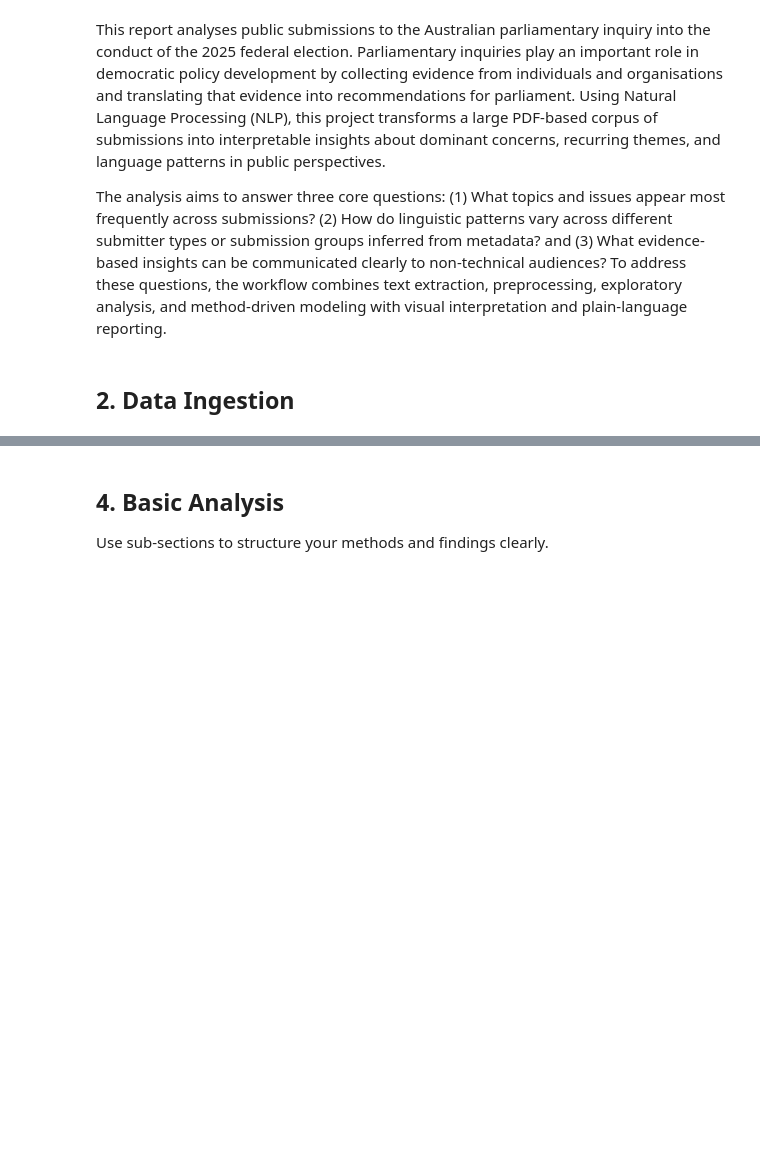
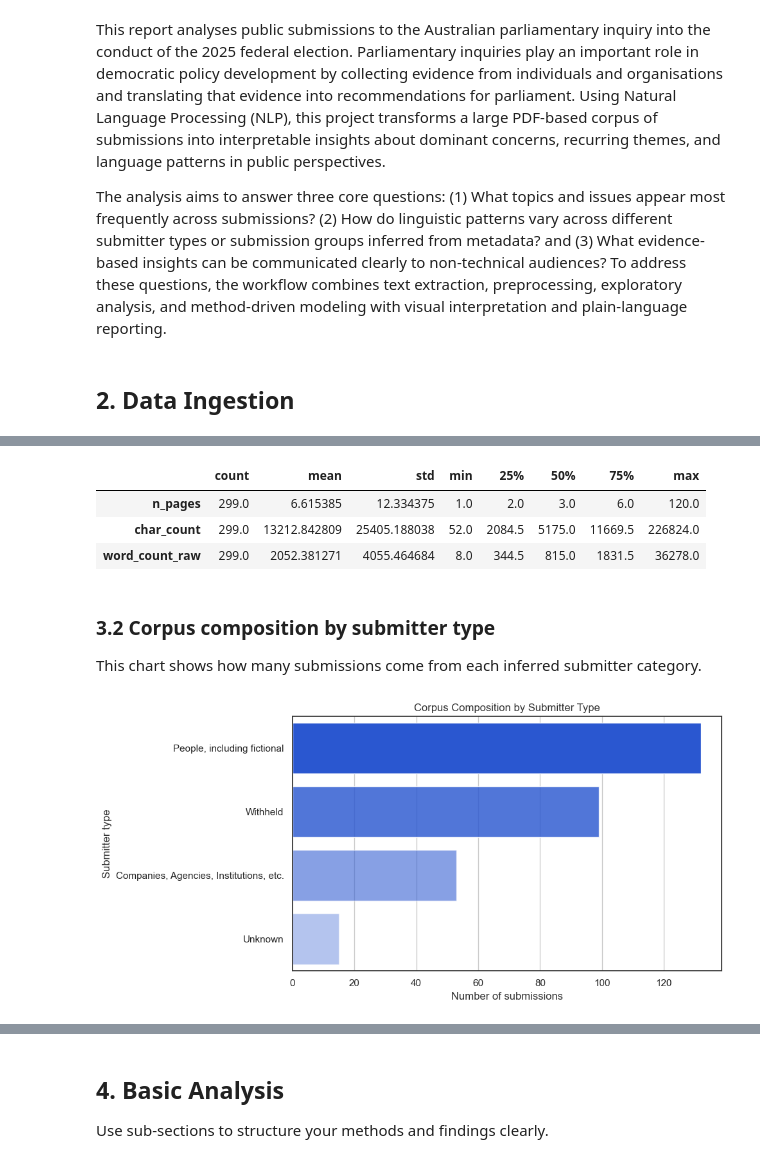
Before and after one commit to Sebas102507/nlp-parliamentary-inquiry-text-mining, a Jupyter notebook: Parliamentary_Inquiry_Text_Mining_Report.ipynb, the cells around one changed output, grey strips where cells are left out. Cells and saved outputs as stored; diff of their text form; code cells hidden in the pictures; blank space fills up the shorter version.

```diff
--- a/Parliamentary_Inquiry_Text_Mining_Report.ipynb
+++ b/Parliamentary_Inquiry_Text_Mining_Report.ipynb
@@ -49,0 +646,20 @@ Briefly describe the input dataset and the ingestion pipeline used in your code.
+# %%
+# 2.0 Data ingestion execution: build corpus dataframe using configured services
+
+config = CorpusConfig(docs_dir=DOCS_DIR, min_word_count=1)
+ingestion_service = CorpusIngestionService(config)
+preprocessor = TextPreprocessor(domain_stopwords=DOMAIN_STOPWORDS, punct_set=PUNCT_SET)
+visuals = Visuals(UTS_PALETTE)
+
+corpus_df = ingestion_service.read_corpus()
+
+LOGGER.info("Documents discovered: %d", len(list(DOCS_DIR.glob('*.pdf'))))
+LOGGER.info("Documents with extracted text: %d", len(corpus_df))
+LOGGER.info("Submitter type counts:\n%s", corpus_df["submitter_type"].value_counts())
+
+print(f"Documents discovered: {len(list(DOCS_DIR.glob('*.pdf')))}")
+print(f"Documents with extracted text: {len(corpus_df)}")
+print("\nSubmitter type counts:")
+print(corpus_df["submitter_type"].value_counts())
+
+corpus_df.head(5)
@@ -66,0 +719,39 @@ Present high-level corpus patterns before deeper modeling.
+# %%
+# 3.1 Overview statistics table
+
+overview_stats = corpus_df[["n_pages", "char_count", "word_count_raw"]].describe().T
+display(overview_stats)
+# %% [output]
+|  | count | mean | std | min | 25% | 50% | 75% | max |
+| n_pages | 299.0 | 6.615385 | 12.334375 | 1.0 | 2.0 | 3.0 | 6.0 | 120.0 |
+| char_count | 299.0 | 13212.842809 | 25405.188038 | 52.0 | 2084.5 | 5175.0 | 11669.5 | 226824.0 |
+| word_count_raw | 299.0 | 2052.381271 | 4055.464684 | 8.0 | 344.5 | 815.0 | 1831.5 | 36278.0 |
+# %% [markdown]
+### 3.2 Corpus composition by submitter type
+
+This chart shows how many submissions come from each inferred submitter category.
+# %%
+# 3.2 Visual: corpus composition by submitter type
+
+submitter_counts = (
+    corpus_df["submitter_type"]
+    .value_counts()
+    .rename_axis("submitter_type")
+    .reset_index(name="count")
+)
+
+visuals.bar(
+    data=submitter_counts,
+    x="count",
+    y="submitter_type",
+    title="Corpus Composition by Submitter Type",
+    xlabel="Number of submissions",
+    ylabel="Submitter type",
+    color=UTS_PALETTE["blue"],
+    gradient_by_value=True,
+    alpha_min=0.35,
+    alpha_max=1.0,
+    figsize=(10, 5),
+)
+# %% [output]
+[figure, added]
```
Also changed, not shown: parts of 89 cells of this notebook, 2 other files.
